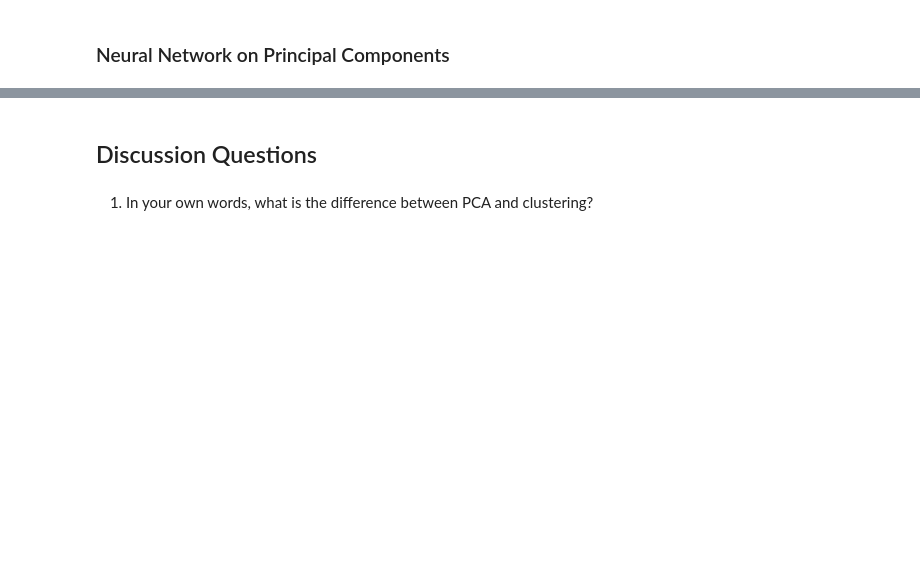
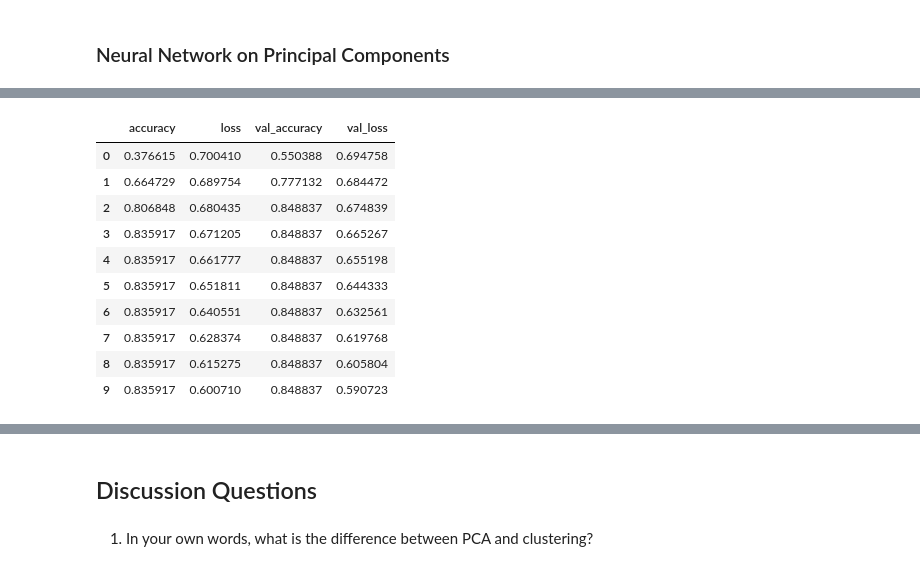
Before and after one commit to taylorgaldi/Computational-Social-Science-Projects, a Jupyter notebook: Project 4/Project 4 Work.ipynb, the cells around one changed output, grey strips where cells are left out. Drawn from its saved outputs; the diff is of its cells as text; code cells hidden in the pictures; blank space fills up the shorter version.

```diff
--- a/Project 4/Project 4 Work.ipynb
+++ b/Project 4/Project 4 Work.ipynb
@@ -812,6 +818,9 @@ model.add(Dense(num_classes, kernel_initializer= 'normal', activation='softmax')
 model.compile(loss= 'categorical_crossentropy', optimizer= 'adam', metrics=['accuracy'])
 
 #fit model
-model.fit(X_train, y_train, validation_data=(X_test, y_test), epochs=10, batch_size=200, verbose=2)
+OGClusterNN=model.fit(X_train, y_train, validation_data=(X_test, y_test), epochs=10, batch_size=200, verbose=2)
+
+# Convert the history dictionary to a DataFrame
+OGClusterNN = pd.DataFrame(OGClusterNN.history)
 # %% [output]
 Epoch 1/10
@@ -919,0 +960,14 @@ Epoch 10/10
+# %%
+OGClusterNN
+# %% [output]
+|  | accuracy | loss | val_accuracy | val_loss |
+| 0 | 0.376615 | 0.700410 | 0.550388 | 0.694758 |
+| 1 | 0.664729 | 0.689754 | 0.777132 | 0.684472 |
+| 2 | 0.806848 | 0.680435 | 0.848837 | 0.674839 |
+| 3 | 0.835917 | 0.671205 | 0.848837 | 0.665267 |
+| 4 | 0.835917 | 0.661777 | 0.848837 | 0.655198 |
+| 5 | 0.835917 | 0.651811 | 0.848837 | 0.644333 |
+| 6 | 0.835917 | 0.640551 | 0.848837 | 0.632561 |
+| 7 | 0.835917 | 0.628374 | 0.848837 | 0.619768 |
+| 8 | 0.835917 | 0.615275 | 0.848837 | 0.605804 |
+| 9 | 0.835917 | 0.600710 | 0.848837 | 0.590723 |
```
Also changed, not shown: parts of 30 cells of this notebook.
